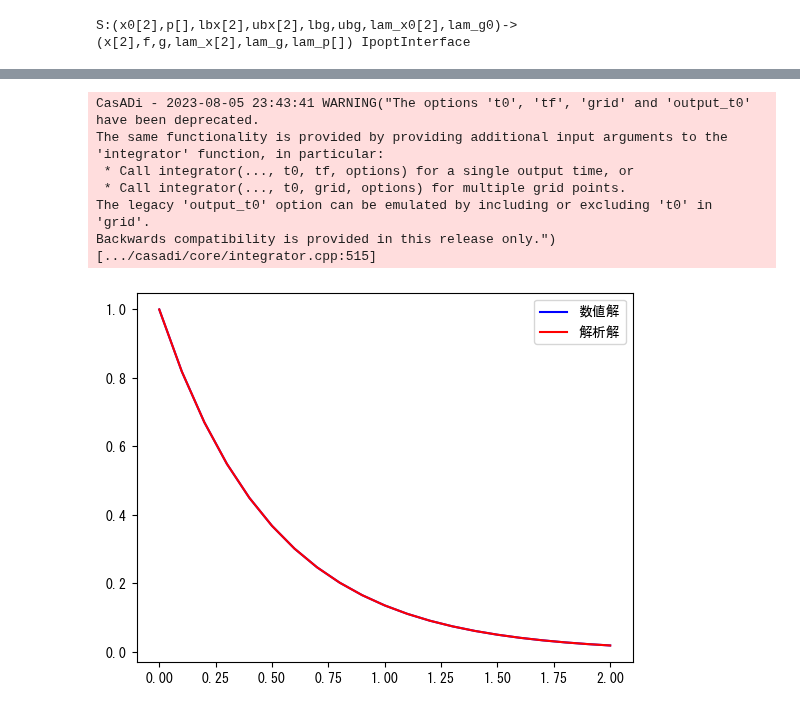
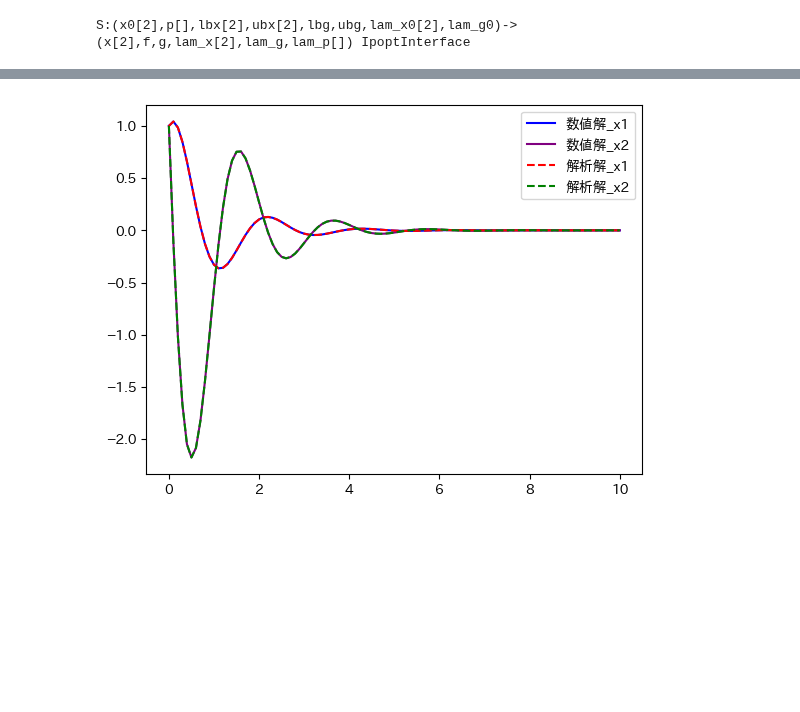
Before and after one commit to proxima-technology/casadi_mpc_nyuumon, a Jupyter notebook: src/chapter3.ipynb, the cells around one changed output, grey strips where cells are left out. Saved outputs shown, nothing was run; the diff lists cells and outputs as text; code cells hidden in the pictures; blank space fills up the shorter version.

```diff
--- a/src/chapter3.ipynb
+++ b/src/chapter3.ipynb
@@ -176,31 +176,57 @@ plt.show()
+# %%
+dt = 0.1
+t_eval = np.arange(0, 10+dt, dt)
+X = [casadi.DM([1,1])]
+
+A = casadi.DM([
+    [0,1],
+    [-10,-2]
+])
+x = casadi.SX.sym('x',2)
+
+ode = A@x
+dae = {"x":x, "ode":ode}
+
+F = casadi.integrator('F','idas',dae,0,dt)
+
+for t in t_eval[:-1]:
+    res = F(x0=X[-1])
+    X.append(res["xf"])
+
+X = np.array(X).reshape(-1,2)
+
+X_true_1 = casadi.exp(-t_eval)*casadi.cos(3*t_eval)+2/3*casadi.exp(-t_eval)*casadi.sin(3*t_eval)
+X_true_2 = casadi.exp(-t_eval)*casadi.cos(3*t_eval)-11/3*casadi.exp(-t_eval)*casadi.sin(3*t_eval)
+
+plt.plot(t_eval, X[:,0], label="数値解_x1", color="blue")
+plt.plot(t_eval, X[:,1], label="数値解_x2", color="purple")
+plt.plot(t_eval, X_true_1, label="解析解_x1", color="red",linestyle="--")
+plt.plot(t_eval, X_true_2, label="解析解_x2", color="green",linestyle="--")
+plt.legend()
+plt.savefig("chap3_integ.png")
+plt.show()
+# %% [output]
+[figure, added]
 # %%
-x = casadi.SX.sym('x')
-dt = 0.1
-times = np.arange(0, 2+dt, dt)
-X_t = [1] # 初期値
+# x = casadi.SX.sym('x')
+# dt = 0.1
+# times = np.arange(0, 2+dt, dt)
+# X_t = [1] # 初期値
 
 
-options = {'t0':0, 'tf':dt} # 積分範囲（時刻）
-ode = {'x': x, 'ode': -2*x} # 常微分方程式
+# options = {'t0':0, 'tf':dt} # 積分範囲（時刻）
+# ode = {'x': x, 'ode': -2*x} # 常微分方程式
 
-F = casadi.integrator('F', 'idas', ode, options)
+# F = casadi.integrator('F', 'idas', ode, options)
 
-for t in times[:-1]:
-    res = F(x0=X_t[-1])
-    X_t += res['xf'].toarray().tolist()[0]
+# for t in times[:-1]:
+#     res = F(x0=X_t[-1])
+#     X_t += res['xf'].toarray().tolist()[0]
 
-Y_t = np.exp(-2*times)  #真の解
+# Y_t = np.exp(-2*times)  #真の解
 
-plt.plot(times, X_t, label="数値解", color="blue")
-plt.plot(times, Y_t, label="解析解", color="red")
-plt.legend()
-plt.savefig("images/chap3_integ.png")
-plt.show()
+# plt.plot(times, X_t, label="数値解", color="blue")
+# plt.plot(times, Y_t, label="解析解", color="red")
+# plt.legend()
+# plt.savefig("images/chap3_integ.png")
+# plt.show()
-# %% [output]
-CasADi - 2023-08-05 23:43:41 WARNING("The options 't0', 'tf', 'grid' and 'output_t0' have been deprecated.
-The same functionality is provided by providing additional input arguments to the 'integrator' function, in particular:
- * Call integrator(..., t0, tf, options) for a single output time, or
- * Call integrator(..., t0, grid, options) for multiple grid points.
-The legacy 'output_t0' option can be emulated by including or excluding 't0' in 'grid'.
-Backwards compatibility is provided in this release only.") [.../casadi/core/integrator.cpp:515]
-[figure, removed]
```
Also changed, not shown: parts of 2 cells of this notebook, 2 other files.
